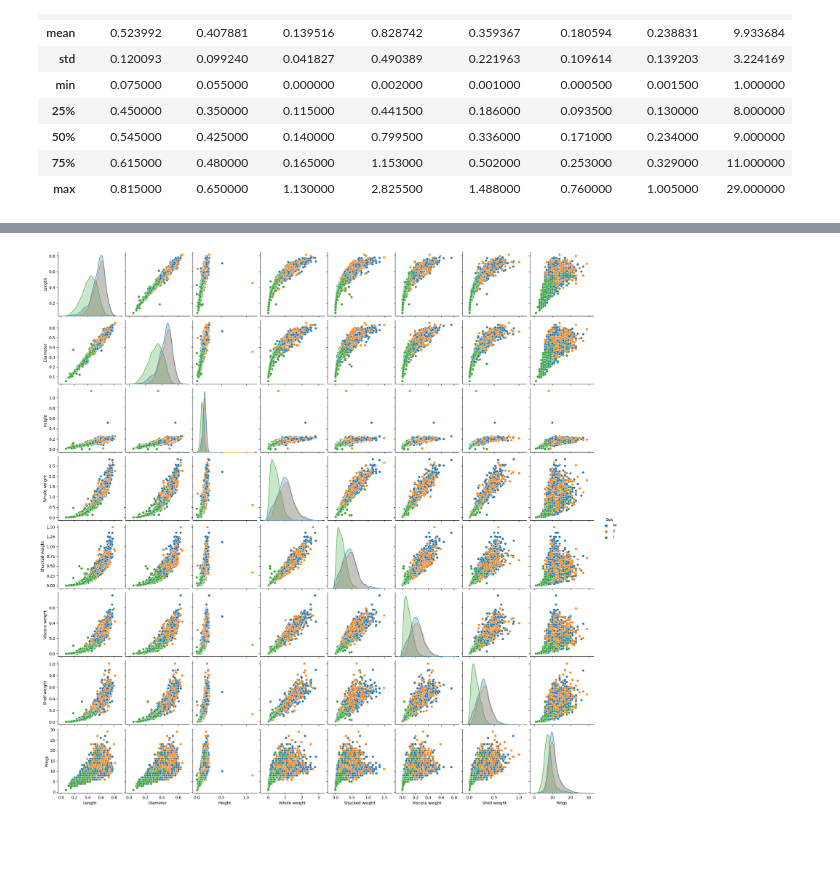
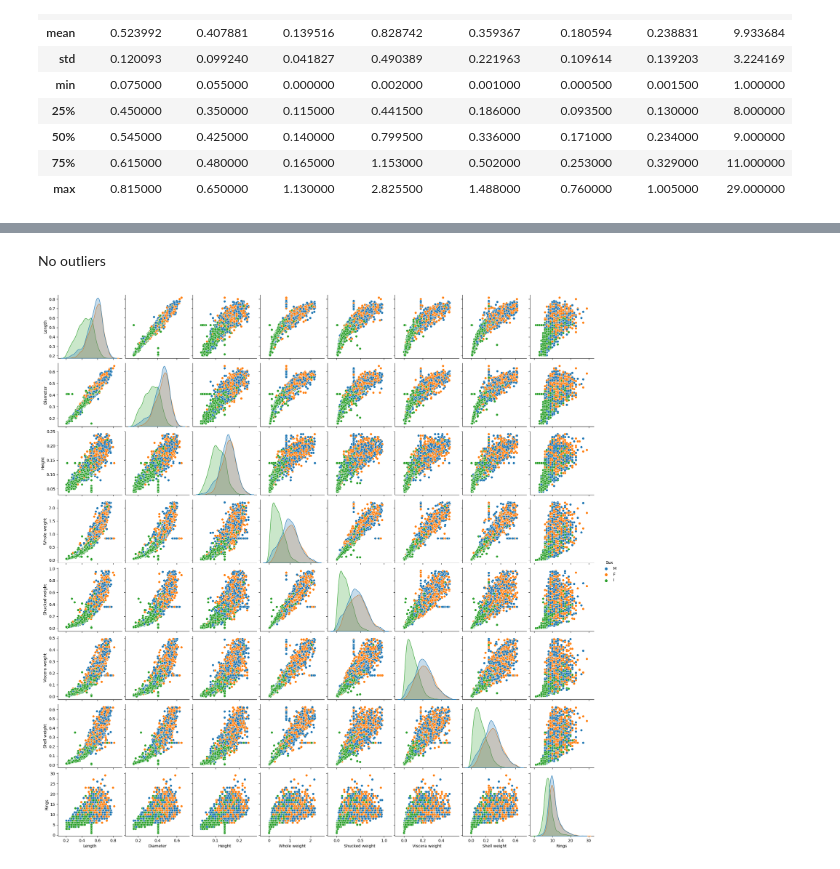
Before and after one commit to cathal-brady/xhec-mlops-project-student, a Jupyter notebook: notebooks/eda.ipynb, the cells around one changed output, grey strips where cells are left out. Saved outputs shown, nothing was run; the diff lists cells and outputs as text; code cells hidden in the pictures; blank space fills up the shorter version.

Commit message:
Handled Outliers

```diff
--- a/notebooks/eda.ipynb
+++ b/notebooks/eda.ipynb
@@ -93,0 +95,31 @@ plt.show()
+# %%
+def impute_outliers_IQR(df):
+    """Function to imput outliers with IQR"""
+    q1=df.quantile(0.25)
+    q3=df.quantile(0.75)
+    IQR=q3-q1
+    upper = df[~(df>(q3+1.5*IQR))].max()
+    lower = df[~(df<(q1-1.5*IQR))].min()
+
+    df = np.where(df > upper,
+
+        df.mean(),
+
+        np.where(
+
+            df < lower,
+
+            df.mean(),
+
+            df
+
+            )
+        )
+
+    return df
+# %%
+# Impute the columns with outliers
+columns_to_impute = ['Length', 'Diameter', 'Height', 'Whole weight', 'Shucked weight', 'Viscera weight', 'Shell weight']
+df_imputed = df.copy()
+# %%
+df_imputed[columns_to_impute] = df_imputed[columns_to_impute].apply(impute_outliers_IQR)
@@ -94,6 +135,8 @@ plt.show()
+# %% [markdown]
+No outliers
 # %%
 # Generate a pairplot to visualize relationships between numerical features and target variable
-sns.pairplot(df, diag_kind='kde', hue='Sex')
+sns.pairplot(df_imputed, diag_kind='kde', hue='Sex')
 plt.show()
 # %% [output]
-[figure, old version]
+[figure, new version]
```
Also changed, not shown: parts of 6 cells of this notebook.
